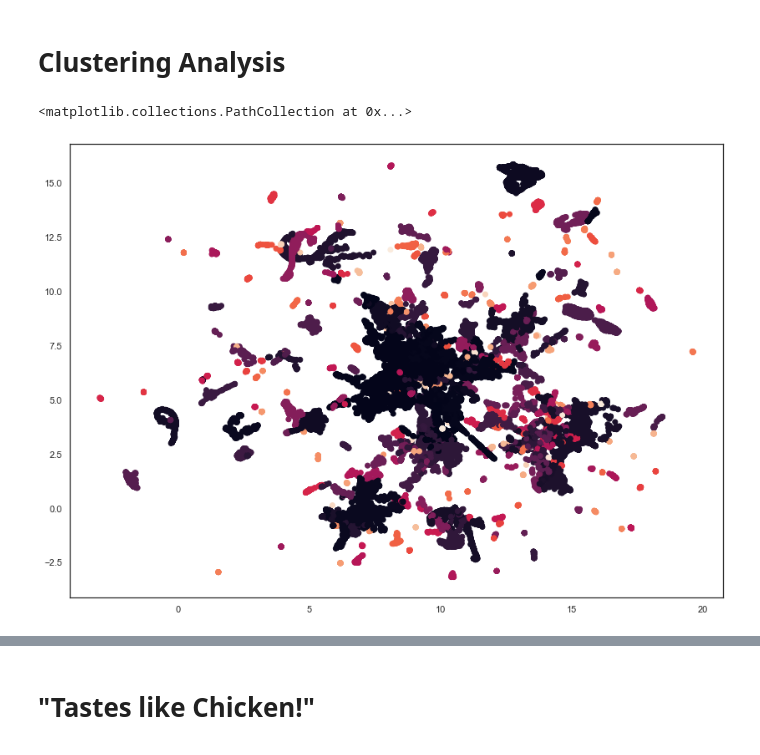
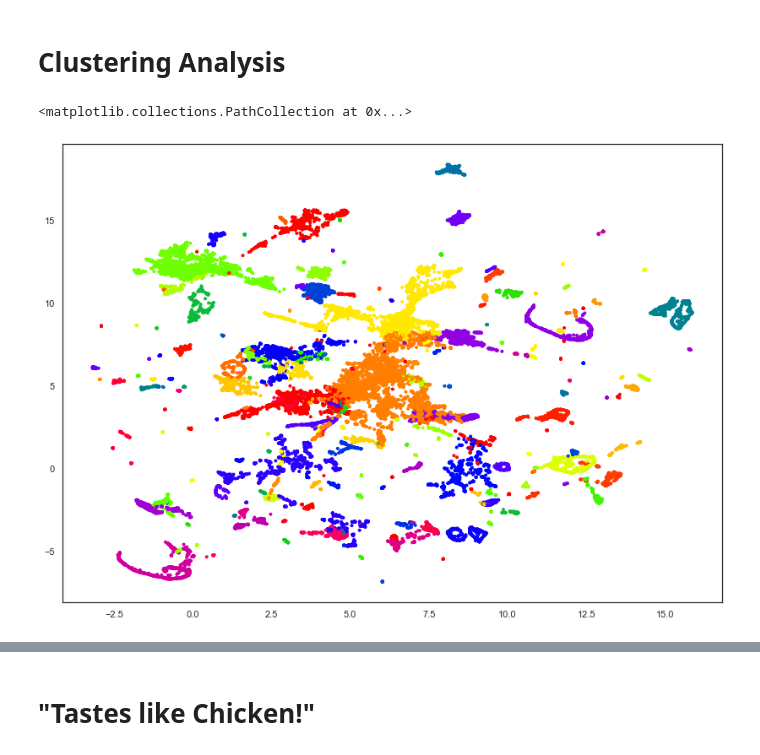
Before and after one commit to jhwaffles/cse6242-team58-project, a Jupyter notebook: embeddings.ipynb, the cells around one changed output, grey strips where cells are left out. Drawn from its saved outputs; the diff is of its cells as text; code cells hidden in the pictures.

Commit message:
cluster analysis and wordclouds

```diff
--- a/embeddings.ipynb
+++ b/embeddings.ipynb
@@ -375,14 +372,24 @@ from mpl_toolkits.mplot3d import Axes3D
-# %%
-clustering = DBSCAN(eps=.3, min_samples=1).fit(projection_df[['x','y','z']])
-clustered = clustering.fit_predict(projection_df[['x','y','z']])
-
-
-plt.scatter(projection_df['x'], projection_df['y'], c=clustered)
-
-# fig = plt.figure()
-# ax = Axes3D(fig)
-# ax.scatter(projection_df['x'],projection_df['y'],projection_df['z'], c=clustered)
-# ax.view_init(azim=200)
-# %% [output]
-<matplotlib.collections.PathCollection at 0x...>
-[figure, removed]
+# %%
+clustering_df = pd.DataFrame(projection, columns=('x', 'y', 'z'))
+clustering = DBSCAN(eps=.4, min_samples=10, n_jobs=-1).fit(clustering_df[['x','y','z']])
+clustering_df['cluster'] = clustering.fit_predict(clustering_df[['x','y','z']])
+num_clusters = len(clustering_df['cluster'].unique())
+
+cmap = cm.get_cmap('prism', num_clusters)
+
+def rgba(index):
+    return (
+        cmap(index)[0]*255,
+        cmap(index)[1]*255,
+        cmap(index)[2]*255,
+        cmap(index)[3],
+    )
+
+plt.scatter(clustering_df['y'], clustering_df['z'],
+            marker='.', alpha=1,
+            c=clustering_df['cluster'],
+            cmap=cmap
+           )
+# %% [output]
+<matplotlib.collections.PathCollection at 0x...>
+[figure, added]
```
Also changed, not shown: parts of 8 cells of this notebook.
